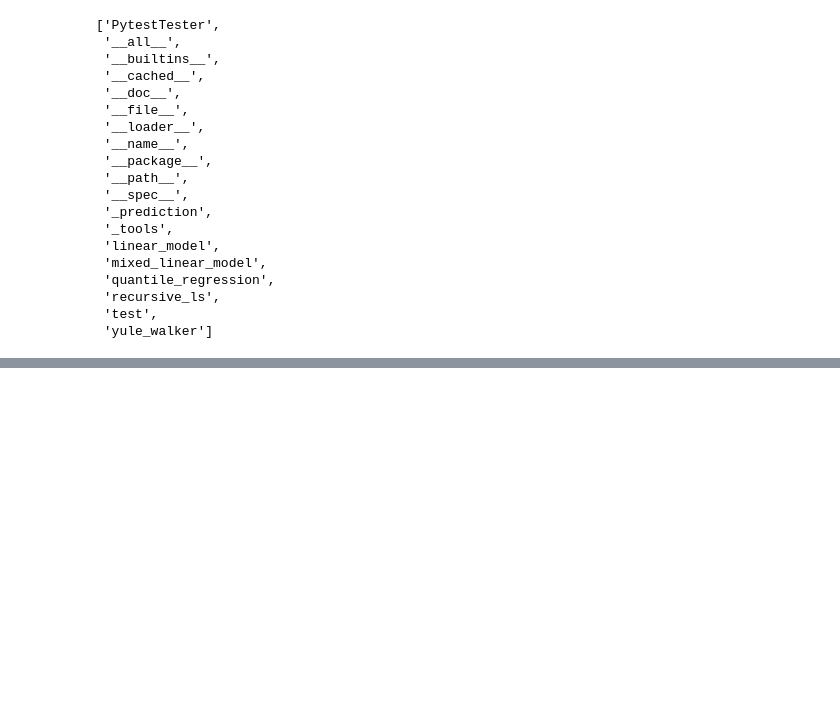
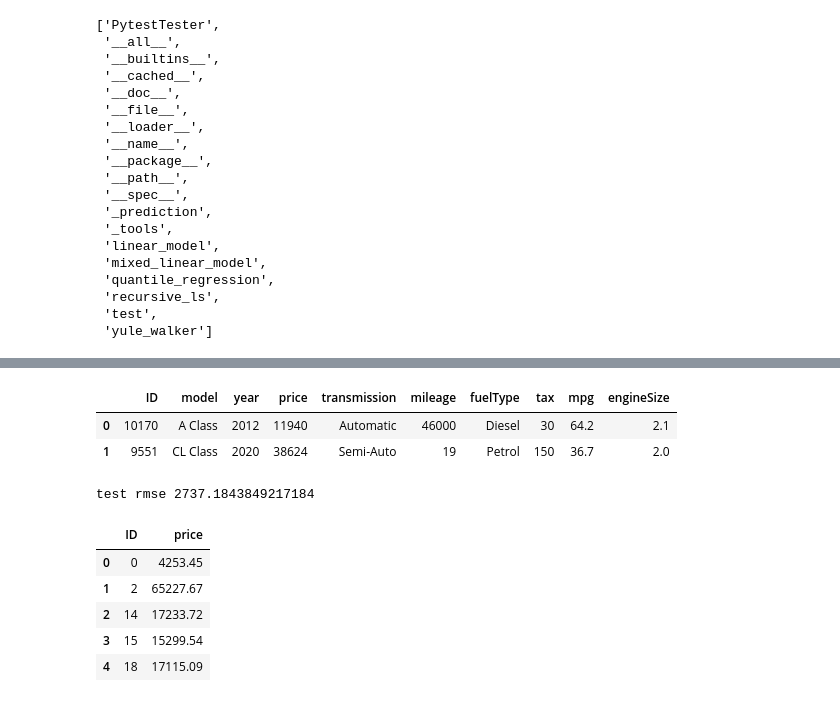
Before and after one commit to pgs2285/BigData_Analysis_License, a Jupyter notebook: 빅데이터_분석기사_시험준비_모의고사.ipynb, the cells around one changed output, grey strips where cells are left out. Saved outputs shown, nothing was run; the diff lists cells and outputs as text; code cells hidden in the pictures; blank space fills up the shorter version.

```diff
--- a/빅데이터_분석기사_시험준비_모의고사.ipynb
+++ b/빅데이터_분석기사_시험준비_모의고사.ipynb
@@ -557,0 +642,58 @@ dir(statsmodels.regression)
+# %%
+## 2유형 3:11 ~ 3:44
+import pandas as pd
+train = pd.read_csv('https://raw.githubusercontent.com/Datamanim/datarepo/main/krdatacertificate/e5_p2_train_.csv')
+test = pd.read_csv('https://raw.githubusercontent.com/Datamanim/datarepo/main/krdatacertificate/e5_p2_test_.csv')
+
+display(train.head(2))
+test.head(2)
+
+
+from sklearn.model_selection import train_test_split
+from sklearn.metrics import mean_squared_error
+from sklearn.ensemble import RandomForestRegressor
+import numpy as np
+y = train['price']
+x = train.drop(columns =['price','ID'])
+test_x = test.drop(columns =['ID'])
+
+
+dum_x = pd.get_dummies(x)
+
+
+# train에는 있고, test에는 없는 데이터 존재 컬럼숫자가 다름 -> reindex해줘야함
+dum_test = pd.get_dummies(test_x)
+dum_test = dum_test.reindex(columns = dum_x.columns, fill_value=0)
+
+
+
+x_train,x_test,y_train,y_test = train_test_split(dum_x,y)
+
+
+rr = RandomForestRegressor()
+rr.fit(x_train,y_train)
+
+
+pred = rr.predict(x_test)
+print('test rmse', np.sqrt(mean_squared_error(y_test,pred)))
+
+
+pred_test = rr.predict(dum_test)
+
+sumission = pd.DataFrame()
+sumission['ID'] = test['ID']
+sumission['price']  = pred_test
+sumission.head()
+# sumission.to_csv('00000000.csv',index=Fasle)
+# test.head(2)
+# %% [output]
+|  | ID | model | year | price | transmission | mileage | fuelType | tax | mpg | engineSize |
+| 0 | 10170 | A Class | 2012 | 11940 | Automatic | 46000 | Diesel | 30 | 64.2 | 2.1 |
+| 1 | 9551 | CL Class | 2020 | 38624 | Semi-Auto | 19 | Petrol | 150 | 36.7 | 2.0 |
+test rmse 2737.1843849217184
+|  | ID | price |
+| 0 | 0 | 4253.45 |
+| 1 | 2 | 65227.67 |
+| 2 | 14 | 17233.72 |
+| 3 | 15 | 15299.54 |
+| 4 | 18 | 17115.09 |
```
Also changed, not shown: parts of 5 cells of this notebook.
